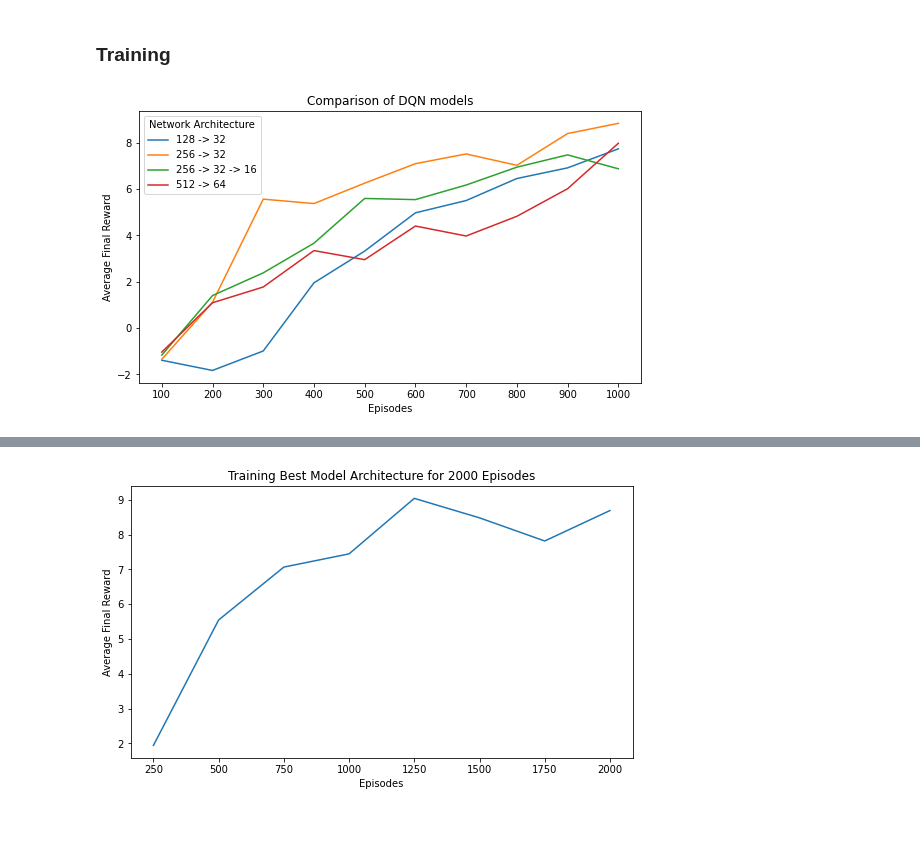
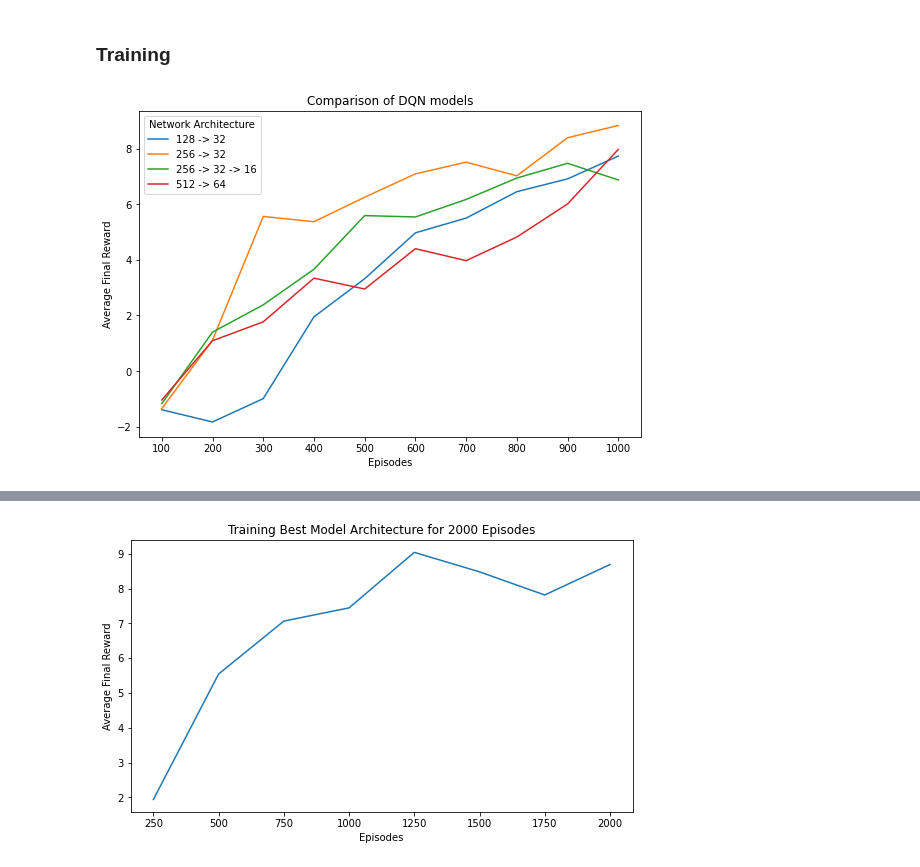
Before and after one commit to Kdossal/PHP2650-FinalProj, a Jupyter notebook: Code/PatientTreatment.ipynb, the cells around one changed output, grey strips where cells are left out. Cells and saved outputs as stored; diff of their text form; code cells hidden in the pictures; blank space fills up the shorter version.

Commit message:
Added Model Comp. Images

```diff
--- a/Code/PatientTreatment.ipynb
+++ b/Code/PatientTreatment.ipynb
@@ -391,32 +391,32 @@ import matplotlib.pyplot as plt
 
 # Stored Data from Previously Trained Models
 model0_rewards = [-1.35, 1.11, 5.56, 5.37, 6.25, 7.09, 7.51, 7.02, 8.39, 8.83]
 model1_rewards = [-1.04, 1.09, 1.77, 3.34, 2.95, 4.4, 3.97, 4.82, 6.01, 7.97]
 model2_rewards = [-1.39, -1.83, -0.99, 1.95, 3.32, 4.97, 5.5, 6.45, 6.91, 7.73]
 model3_rewards = [-1.17, 1.4, 2.38, 3.66, 5.59, 5.54, 6.17, 6.94, 7.47, 6.87]
 
 # Adjusting figure size and layout
-plt.figure(figsize=(9, 5)) # adjust the figure size in inches
+plt.figure(figsize=(9, 6)) # adjust the figure size in inches
 
 # Plotting the lines
 plt.plot(model2_rewards, label='128 -> 32')
 plt.plot(model0_rewards, label='256 -> 32')
 plt.plot(model3_rewards, label='256 -> 32 -> 16')
 plt.plot(model1_rewards, label='512 -> 64')
 
 # Adding axis labels and title
 plt.xlabel('Episodes')
 plt.ylabel('Average Final Reward')
 plt.title('Comparison of DQN models')
 
 x_ticks = list(range(0,10))
 x_labels = list(range(100,1100,100)) # labels of the ticks
 plt.xticks(x_ticks, x_labels)
 
 # Adding legend with title
 plt.legend(title='Network Architecture')
 
 # Displaying the plot
 plt.show()
 # %% [output]
-[figure, old version]
+[figure, new version]
```
Also changed, not shown: parts of 1 cell of this notebook, 3 other files.
